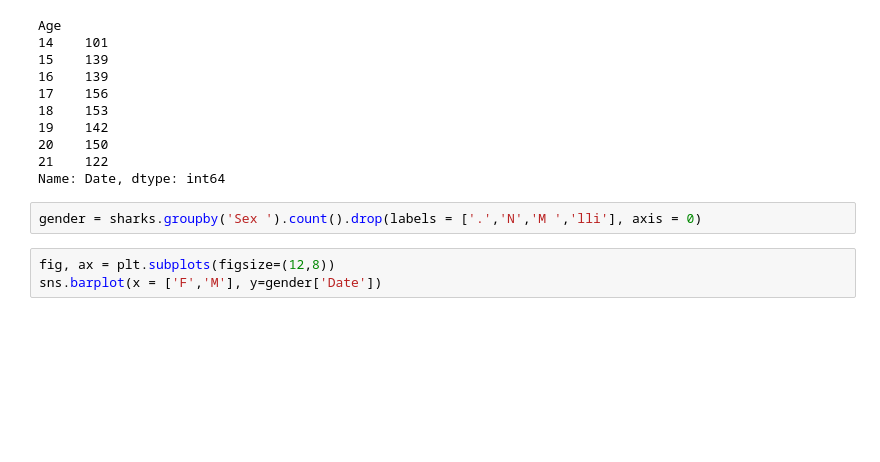
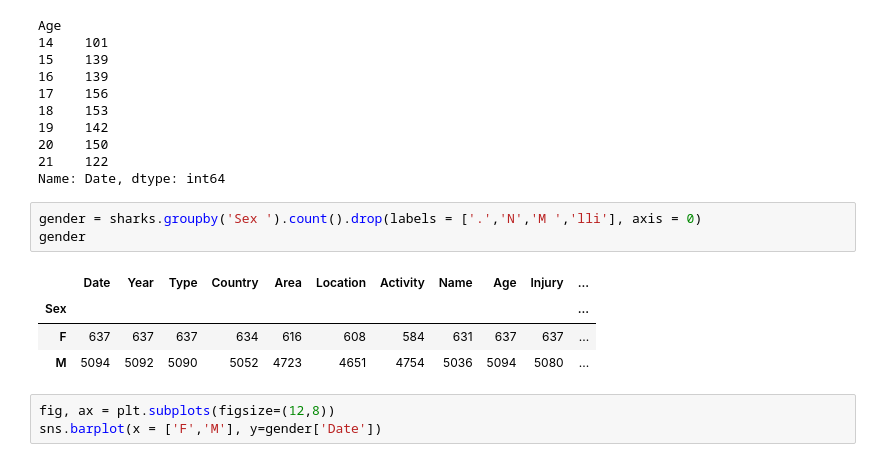
Before and after one commit to DiegoCefalo/Jaws, a Jupyter notebook: clean.ipynb, the cells around one changed output. Saved outputs shown, nothing was run; the diff lists cells and outputs as text; blank space fills up the shorter version.

```diff
--- a/clean.ipynb
+++ b/clean.ipynb
@@ -132,6 +132,12 @@ Age
 Name: Date, dtype: int64
 # %%
 gender = sharks.groupby('Sex ').count().drop(labels = ['.','N','M ','lli'], axis = 0)
+gender
+# %% [output]
+|  | Date | Year | Type | Country | Area | Location | Activity | Name | Age | Injury | ... |
+| Sex |  |  |  |  |  |  |  |  |  |  | ... |
+| F | 637 | 637 | 637 | 634 | 616 | 608 | 584 | 631 | 637 | 637 | ... |
+| M | 5094 | 5092 | 5090 | 5052 | 4723 | 4651 | 4754 | 5036 | 5094 | 5080 | ... |
 # %%
 fig, ax = plt.subplots(figsize=(12,8))
 sns.barplot(x = ['F','M'], y=gender['Date'])
```
Also changed, not shown: 1 other file.
